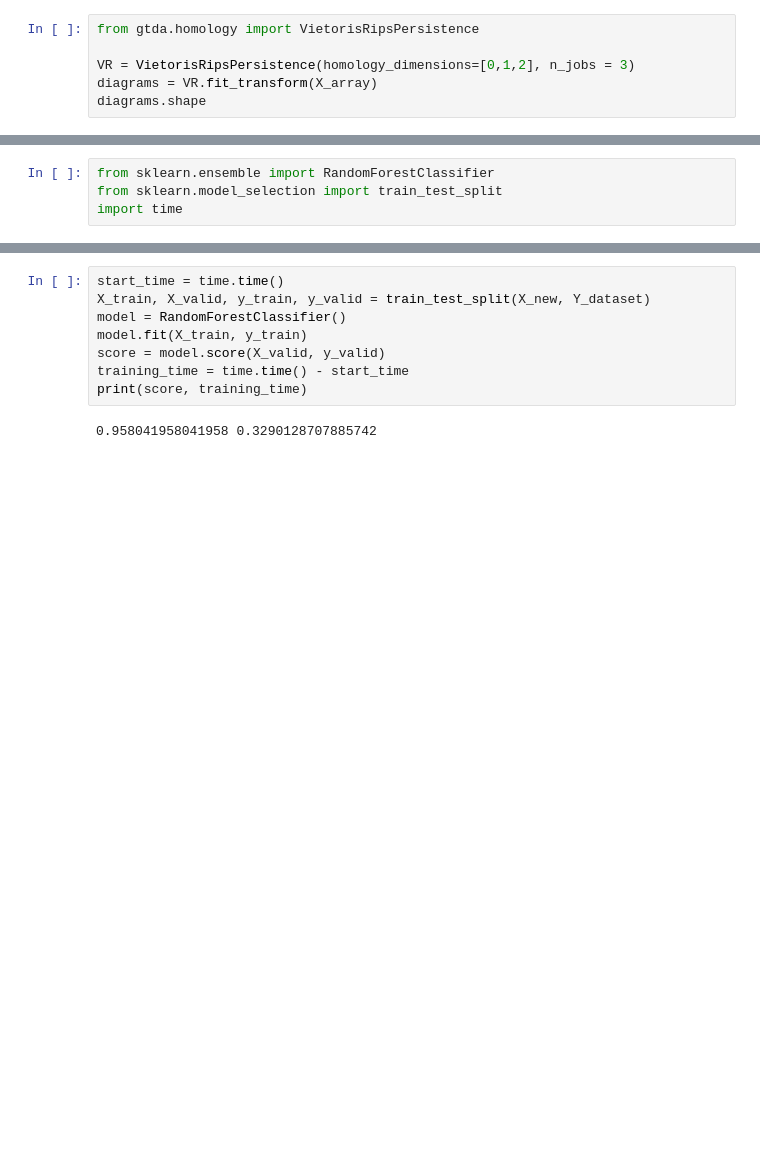
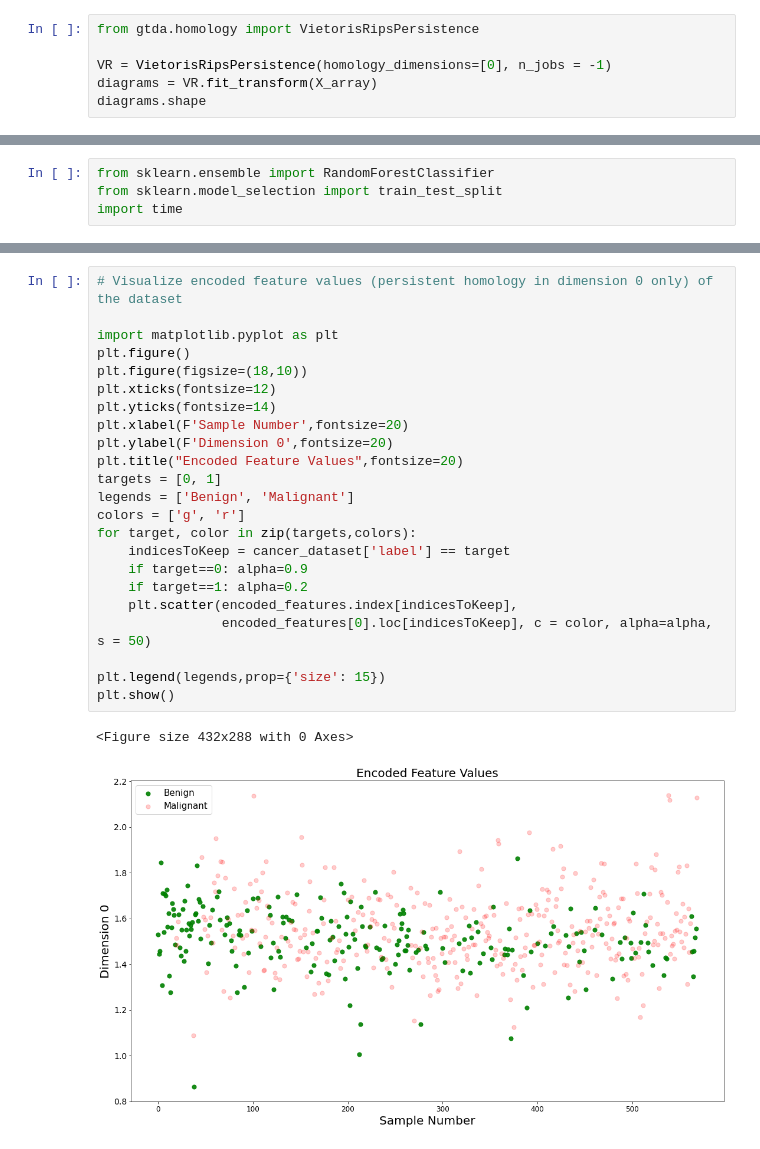
Before and after one commit to snigdhayan/StatMath, a Jupyter notebook: PythonTDA/BreastCancerAnalysisViaTDA.ipynb, the cells around one changed output, grey strips where cells are left out. Saved outputs shown, nothing was run; the diff lists cells and outputs as text; blank space fills up the shorter version.

```diff
--- a/PythonTDA/BreastCancerAnalysisViaTDA.ipynb
+++ b/PythonTDA/BreastCancerAnalysisViaTDA.ipynb
@@ -37,7 +37,7 @@ X_array.shape
 # %%
 from gtda.homology import VietorisRipsPersistence
 
-VR = VietorisRipsPersistence(homology_dimensions=[0,1,2], n_jobs = 3)
+VR = VietorisRipsPersistence(homology_dimensions=[0], n_jobs = -1)
 diagrams = VR.fit_transform(X_array)
 diagrams.shape
 # %% [output]
@@ -72,10 +85,26 @@ print(score, training_time)
-# %%
-start_time = time.time()
-X_train, X_valid, y_train, y_valid = train_test_split(X_new, Y_dataset)
-model = RandomForestClassifier()
-model.fit(X_train, y_train)
-score = model.score(X_valid, y_valid)
-training_time = time.time() - start_time
-print(score, training_time)
-# %% [output]
-0.958041958041958 0.3290128707885742
+# %%
+# Visualize encoded feature values (persistent homology in dimension 0 only) of the dataset
+
+import matplotlib.pyplot as plt
+plt.figure()
+plt.figure(figsize=(18,10))
+plt.xticks(fontsize=12)
+plt.yticks(fontsize=14)
+plt.xlabel(F'Sample Number',fontsize=20)
+plt.ylabel(F'Dimension 0',fontsize=20)
+plt.title("Encoded Feature Values",fontsize=20)
+targets = [0, 1]
+legends = ['Benign', 'Malignant']
+colors = ['g', 'r']
+for target, color in zip(targets,colors):
+    indicesToKeep = cancer_dataset['label'] == target
+    if target==0: alpha=0.9
+    if target==1: alpha=0.2
+    plt.scatter(encoded_features.index[indicesToKeep],
+                encoded_features[0].loc[indicesToKeep], c = color, alpha=alpha, s = 50)
+
+plt.legend(legends,prop={'size': 15})
+plt.show()
+# %% [output]
+<Figure size 432x288 with 0 Axes>
+[figure, added]
```
Also changed, not shown: parts of 3 cells of this notebook.
